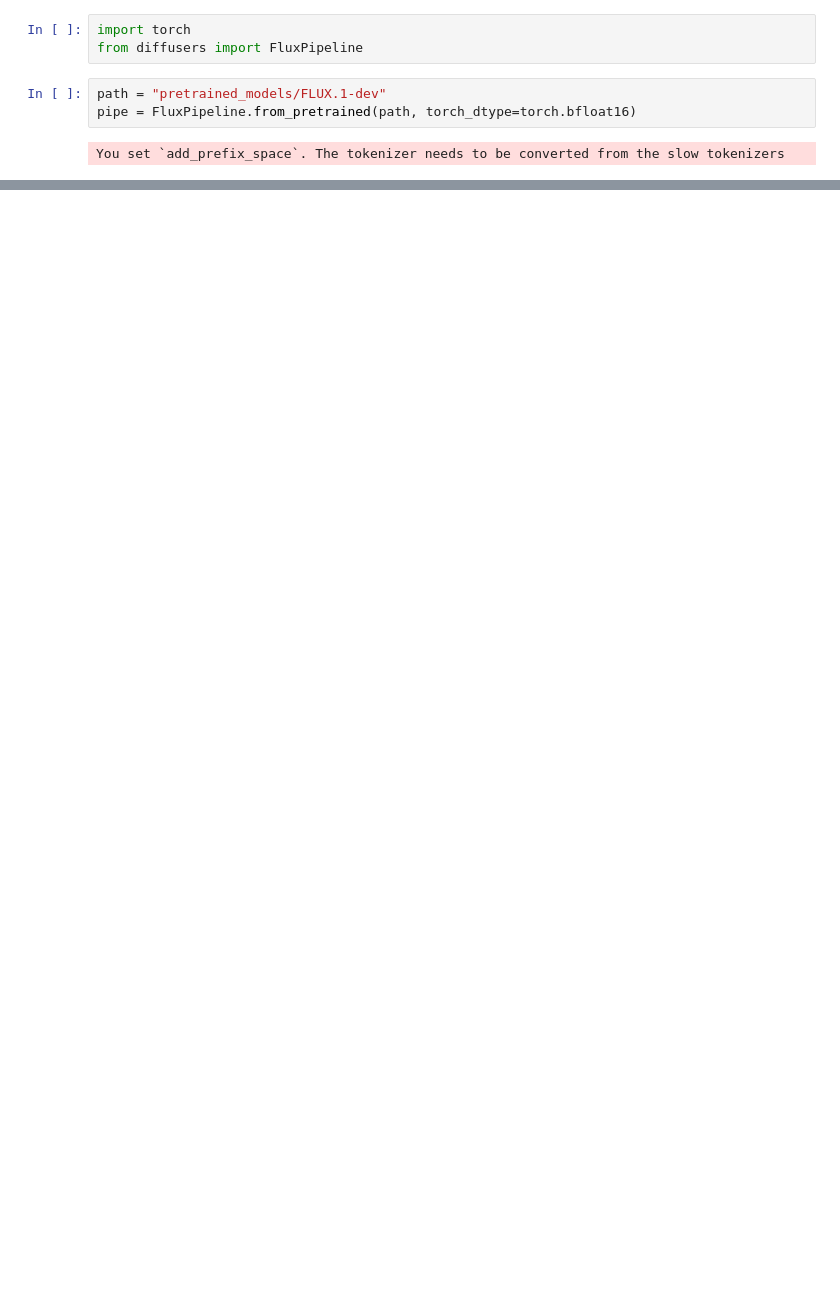
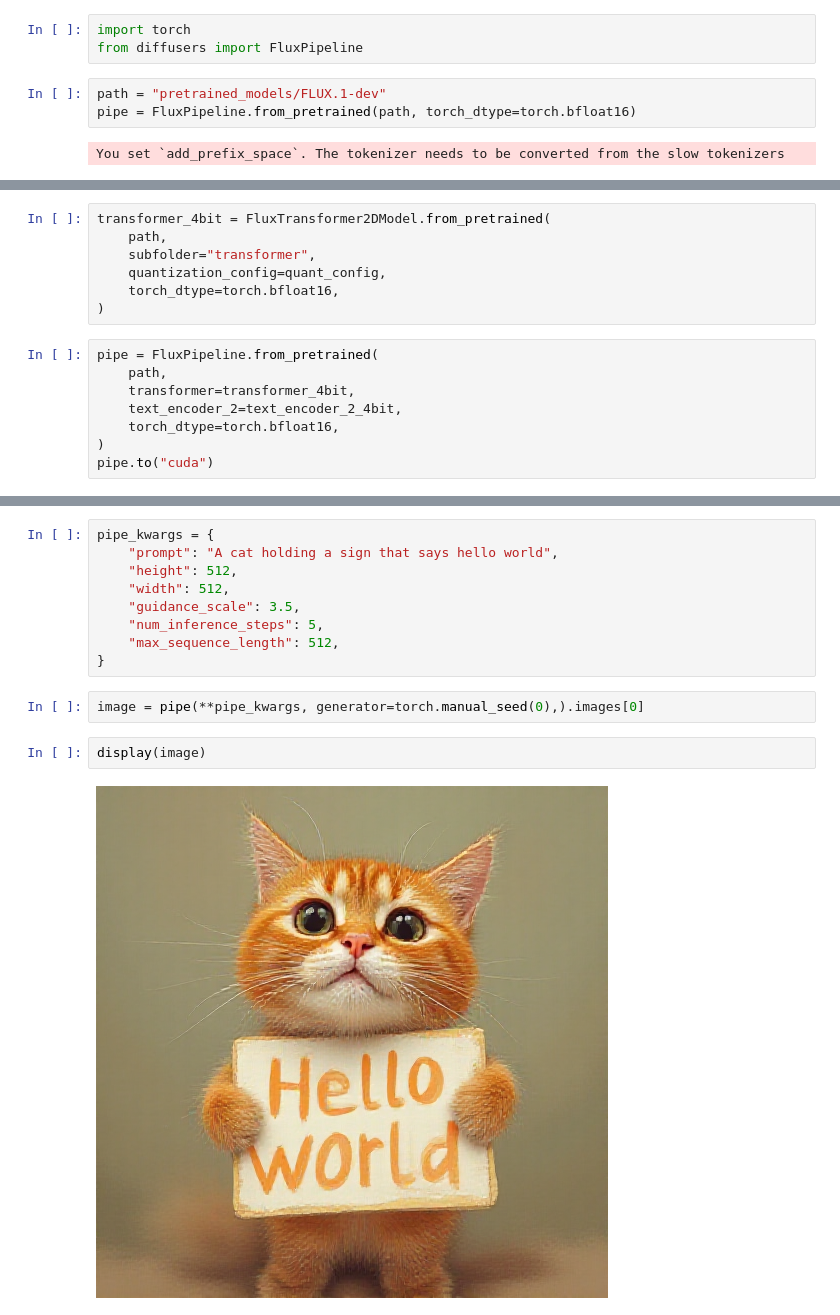
Before and after one commit to jeroldleung/flux-api, a Jupyter notebook: inference.ipynb, the cells around one changed output, grey strips where cells are left out. Saved outputs shown, nothing was run; the diff lists cells and outputs as text; blank space fills up the shorter version.

```diff
--- a/inference.ipynb
+++ b/inference.ipynb
@@ -22,0 +46,15 @@ display(image)
+# %%
+transformer_4bit = FluxTransformer2DModel.from_pretrained(
+    path,
+    subfolder="transformer",
+    quantization_config=quant_config,
+    torch_dtype=torch.bfloat16,
+)
+# %%
+pipe = FluxPipeline.from_pretrained(
+    path,
+    transformer=transformer_4bit,
+    text_encoder_2=text_encoder_2_4bit,
+    torch_dtype=torch.bfloat16,
+)
+pipe.to("cuda")
@@ -22,0 +79,15 @@ display(image)
+# %%
+pipe_kwargs = {
+    "prompt": "A cat holding a sign that says hello world",
+    "height": 512,
+    "width": 512,
+    "guidance_scale": 3.5,
+    "num_inference_steps": 5,
+    "max_sequence_length": 512,
+}
+# %%
+image = pipe(**pipe_kwargs, generator=torch.manual_seed(0),).images[0]
+# %%
+display(image)
+# %% [output]
+[figure, added]
```
Also changed, not shown: parts of 8 cells of this notebook, 3 other files.
